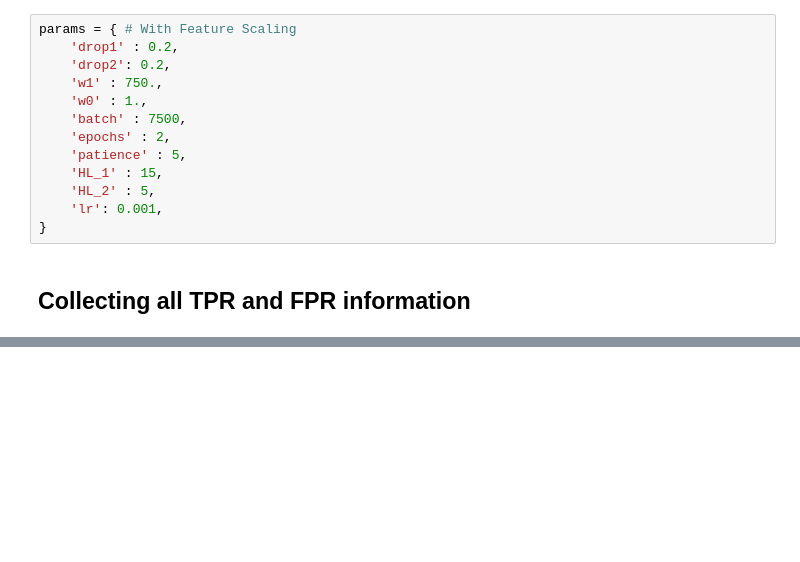
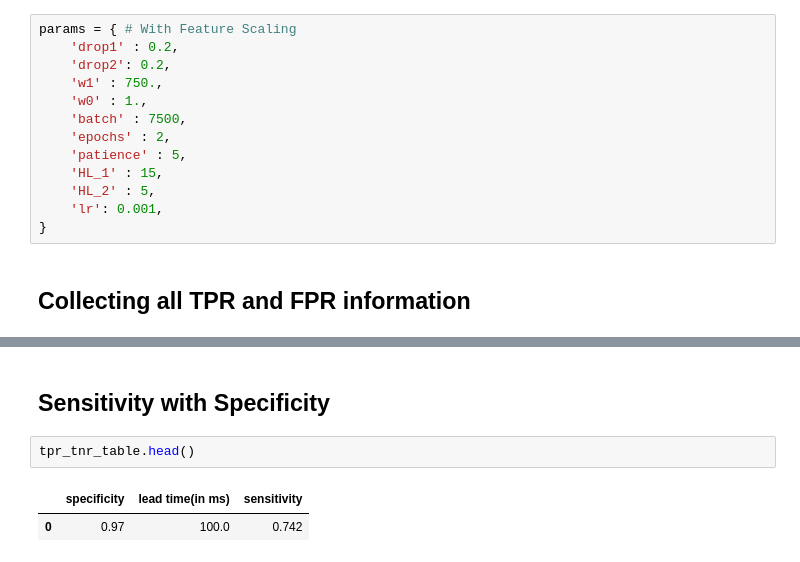
Before and after one commit to havihavish/FallCatcher, a Jupyter notebook: Programs/Models/ROC_curve_generation.ipynb, the cells around one changed output, grey strips where cells are left out. Cells and saved outputs as stored; diff of their text form; blank space fills up the shorter version.

```diff
--- a/Programs/Models/ROC_curve_generation.ipynb
+++ b/Programs/Models/ROC_curve_generation.ipynb
@@ -277,0 +241,7 @@ plt.show()
+# %% [markdown]
+## Sensitivity with Specificity
+# %%
+tpr_tnr_table.head()
+# %% [output]
+|  | specificity | lead time(in ms) | sensitivity |
+| 0 | 0.97 | 100.0 | 0.742 |
```
Also changed, not shown: parts of 9 cells of this notebook.
